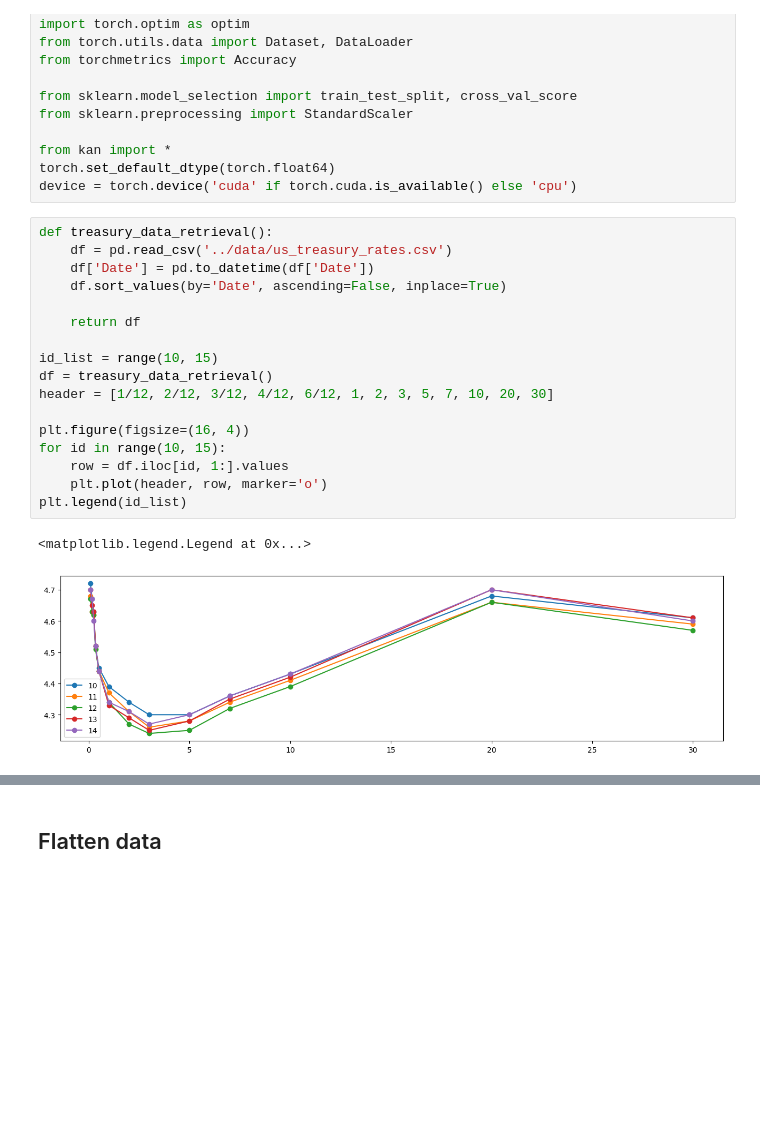
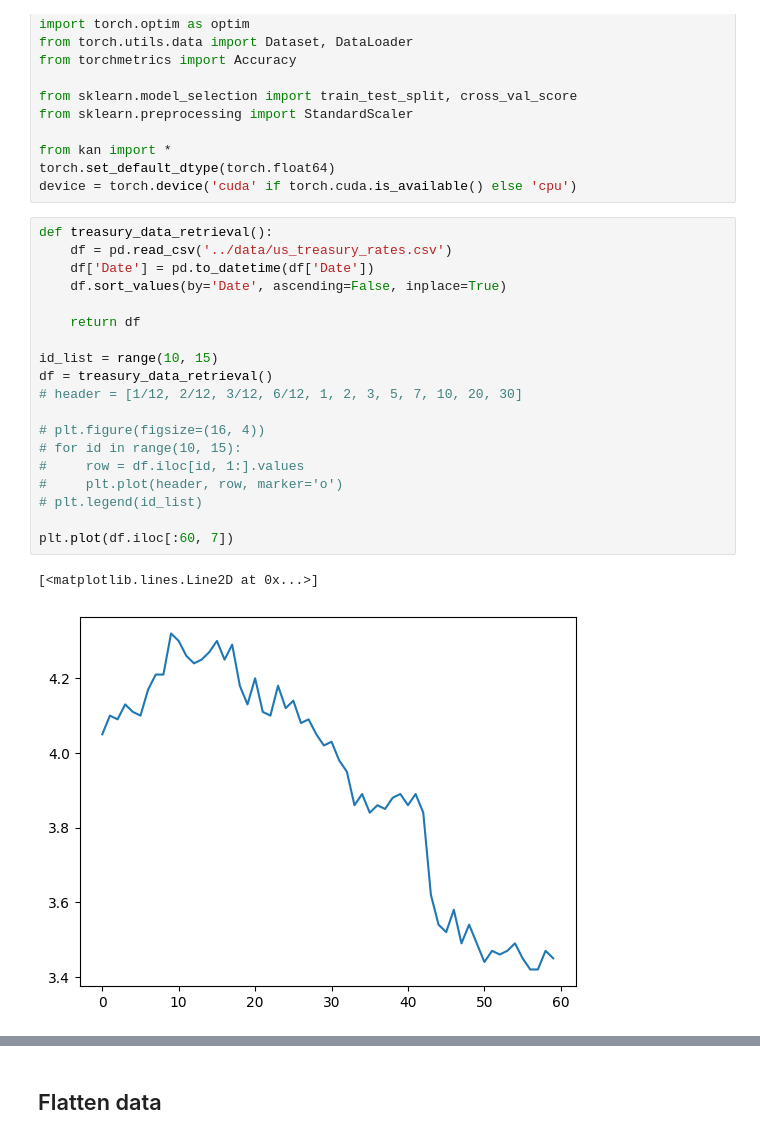
Before and after one commit to QuanPham19/functional-kan, a Jupyter notebook: phase_1/notebooks_treasury/treasury_eda.ipynb, the cells around one changed output, grey strips where cells are left out. Drawn from its saved outputs; the diff is of its cells as text; blank space fills up the shorter version.

```diff
--- a/phase_1/notebooks_treasury/treasury_eda.ipynb
+++ b/phase_1/notebooks_treasury/treasury_eda.ipynb
@@ -20,20 +20,22 @@ device = torch.device('cuda' if torch.cuda.is_available() else 'cpu')
 # %%
 def treasury_data_retrieval():
     df = pd.read_csv('../data/us_treasury_rates.csv')
     df['Date'] = pd.to_datetime(df['Date'])
     df.sort_values(by='Date', ascending=False, inplace=True)
 
     return df
 
 id_list = range(10, 15)
 df = treasury_data_retrieval()
-header = [1/12, 2/12, 3/12, 4/12, 6/12, 1, 2, 3, 5, 7, 10, 20, 30]
+# header = [1/12, 2/12, 3/12, 6/12, 1, 2, 3, 5, 7, 10, 20, 30]
 
-plt.figure(figsize=(16, 4))
-for id in range(10, 15):
-    row = df.iloc[id, 1:].values
-    plt.plot(header, row, marker='o')
-plt.legend(id_list)
+# plt.figure(figsize=(16, 4))
+# for id in range(10, 15):
+#     row = df.iloc[id, 1:].values
+#     plt.plot(header, row, marker='o')
+# plt.legend(id_list)
+
+plt.plot(df.iloc[:60, 7])
 # %% [output]
-<matplotlib.legend.Legend at 0x...>
+[<matplotlib.lines.Line2D at 0x...>]
-[figure, old version]
+[figure, new version]
```
Also changed, not shown: parts of 1 cell of this notebook, 6 other files.
